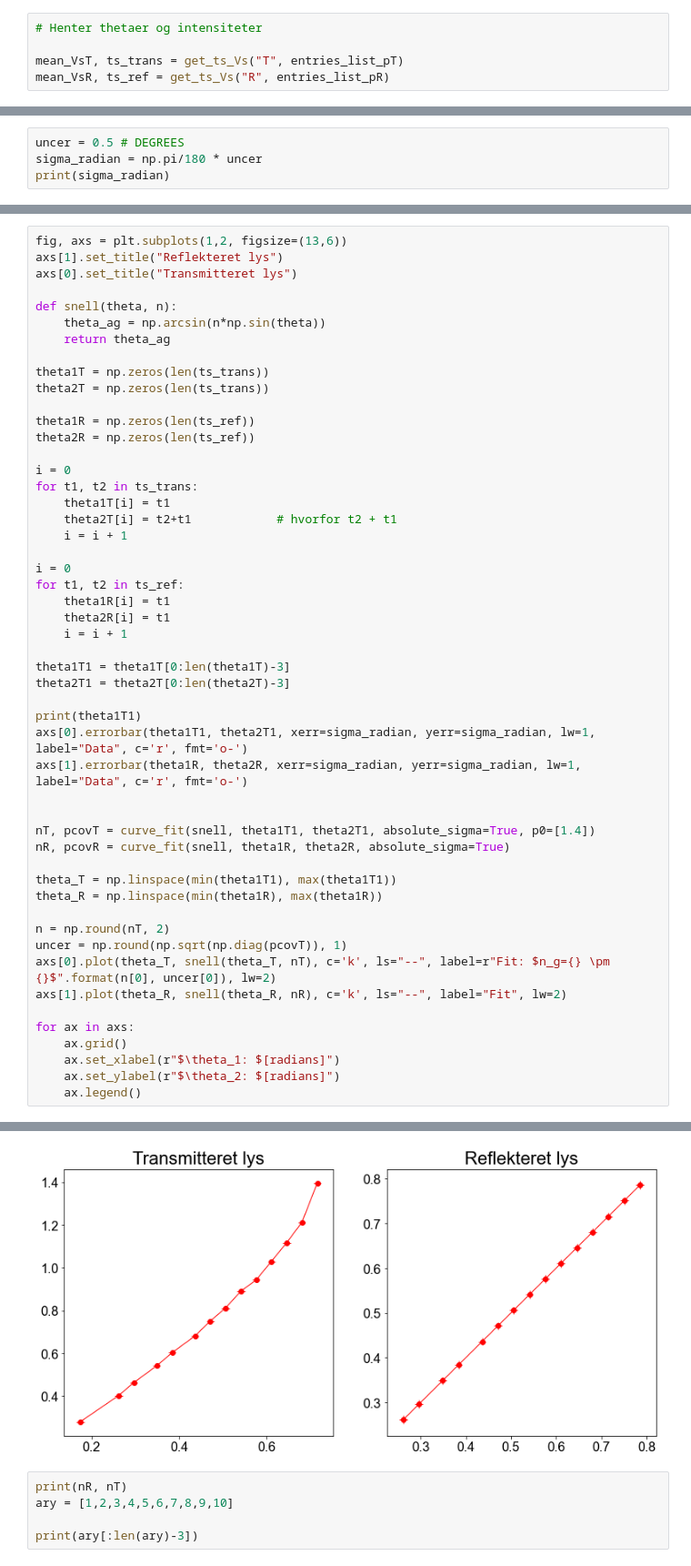
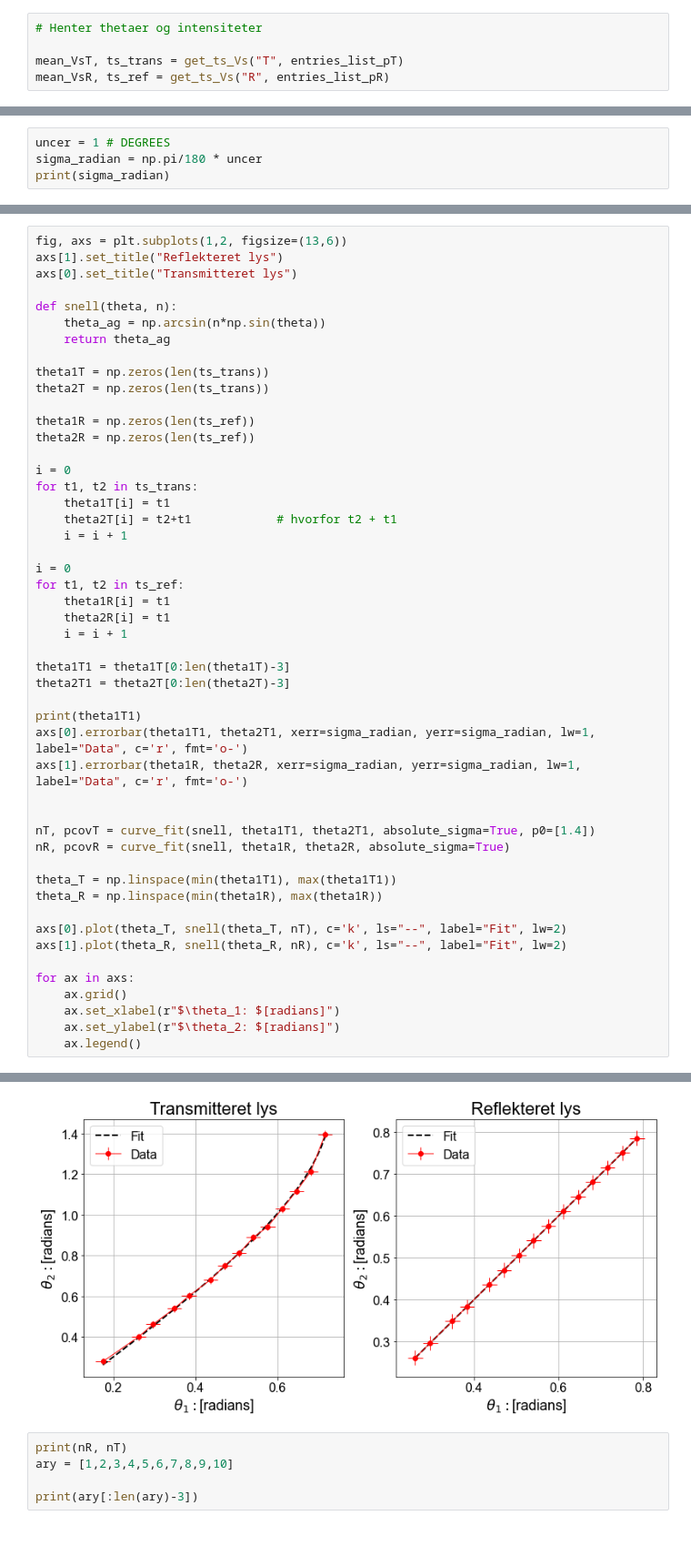
Before and after one commit to Neub28/Experimentel-Physics-2, a Jupyter notebook: Databehandling/Labdag 3/p-polariseret/Databehandling fra glas til luft - p.ipynb, the cells around one changed output, grey strips where cells are left out. Shown at 91% size. Saved outputs shown, nothing was run; the diff lists cells and outputs as text; blank space fills up the shorter version.

```diff
--- a/Databehandling/Labdag 3/p-polariseret/Databehandling fra glas til luft - p.ipynb
+++ b/Databehandling/Labdag 3/p-polariseret/Databehandling fra glas til luft - p.ipynb
@@ -92,5 +84,5 @@ for i in range(len(Rs)) :
 # %%
-uncer = 0.5 # DEGREES
+uncer = 1 # DEGREES
 sigma_radian = np.pi/180 * uncer
 print(sigma_radian)
 # %% [output]
@@ -136,9 +128,7 @@ nR, pcovR = curve_fit(snell, theta1R, theta2R, absolute_sigma=True)
 theta_T = np.linspace(min(theta1T1), max(theta1T1))
 theta_R = np.linspace(min(theta1R), max(theta1R))
 
-n = np.round(nT, 2)
-uncer = np.round(np.sqrt(np.diag(pcovT)), 1)
-axs[0].plot(theta_T, snell(theta_T, nT), c='k', ls="--", label=r"Fit: $n_g={} \pm {}$".format(n[0], uncer[0]), lw=2)
+axs[0].plot(theta_T, snell(theta_T, nT), c='k', ls="--", label="Fit", lw=2)
 axs[1].plot(theta_R, snell(theta_R, nR), c='k', ls="--", label="Fit", lw=2)
 
 for ax in axs:
@@ -154,4 +143,4 @@ KeyError: 'g'
-[figure, old version]
+[figure, new version]
 # %%
 print(nR, nT)
 ary = [1,2,3,4,5,6,7,8,9,10]
```
Also changed, not shown: parts of 4 cells of this notebook, 1 other file.
